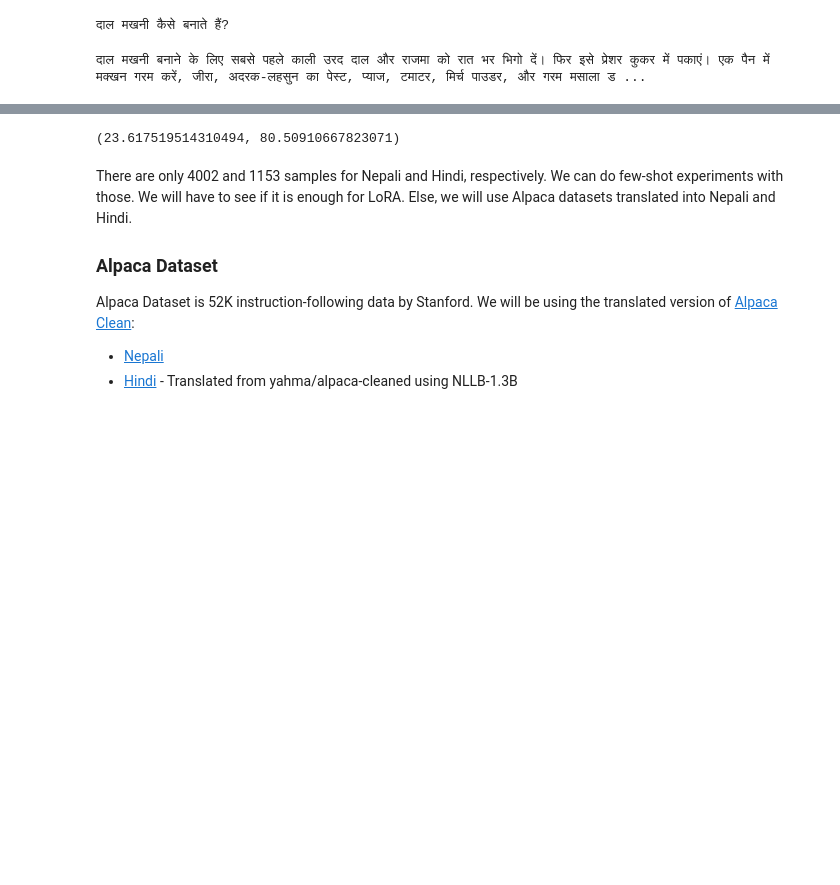
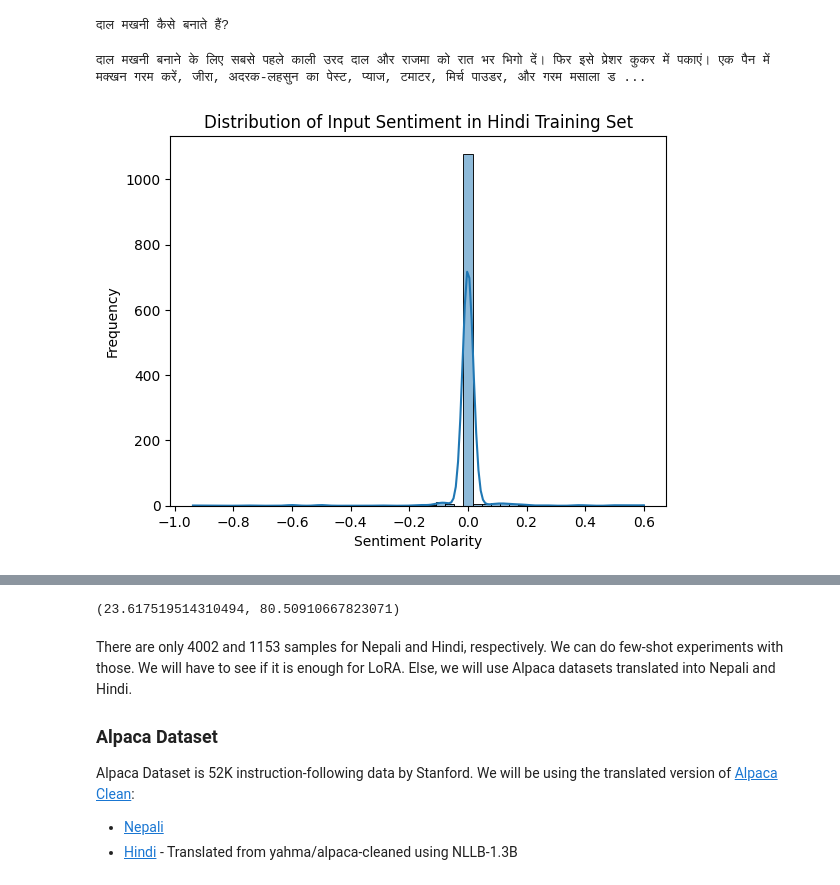
Before and after one commit to shreeya-dhakal/llama-3-finetune, a Jupyter notebook: src/notebooks/exploratory_data_analysis.ipynb, the cells around one changed output, grey strips where cells are left out. Saved outputs shown, nothing was run; the diff lists cells and outputs as text; code cells hidden in the pictures; blank space fills up the shorter version.

```diff
--- a/src/notebooks/exploratory_data_analysis.ipynb
+++ b/src/notebooks/exploratory_data_analysis.ipynb
@@ -93,3 +151,19 @@ print(aya_hindi['train']['inputs'][1])
 print(aya_hindi['train']['targets'][1])
 # %% [output]
 दाल मखनी बनाने के लिए सबसे पहले काली उरद दाल और राजमा को रात भर भिगो दें। फिर इसे प्रेशर कुकर में पकाएं। एक पैन में मक्खन गरम करें, जीरा, अदरक-लहसुन का पेस्ट, प्याज, टमाटर, मिर्च पाउडर, और गरम मसाला ड ...
+# %%
+hindi_train_df = pd.DataFrame(aya_hindi['train'])
+# %%
+hindi_train_df['input_sentiment'] = hindi_train_df['inputs'].apply(lambda x: TextBlob(x).sentiment.polarity)
+hindi_train_df['target_sentiment'] = hindi_train_df['targets'].apply(lambda x: TextBlob(x).sentiment.polarity)
+# %%
+#performing sentiment analysis of Hindi input data in aya
+
+# Visualization of sentiment distribution
+sns.histplot(hindi_train_df['input_sentiment'], bins=50, kde=True)
+plt.title('Distribution of Input Sentiment in Hindi Training Set')
+plt.xlabel('Sentiment Polarity')
+plt.ylabel('Frequency')
+plt.show()
+# %% [output]
+[figure, added]
```
Also changed, not shown: parts of 42 cells of this notebook.
